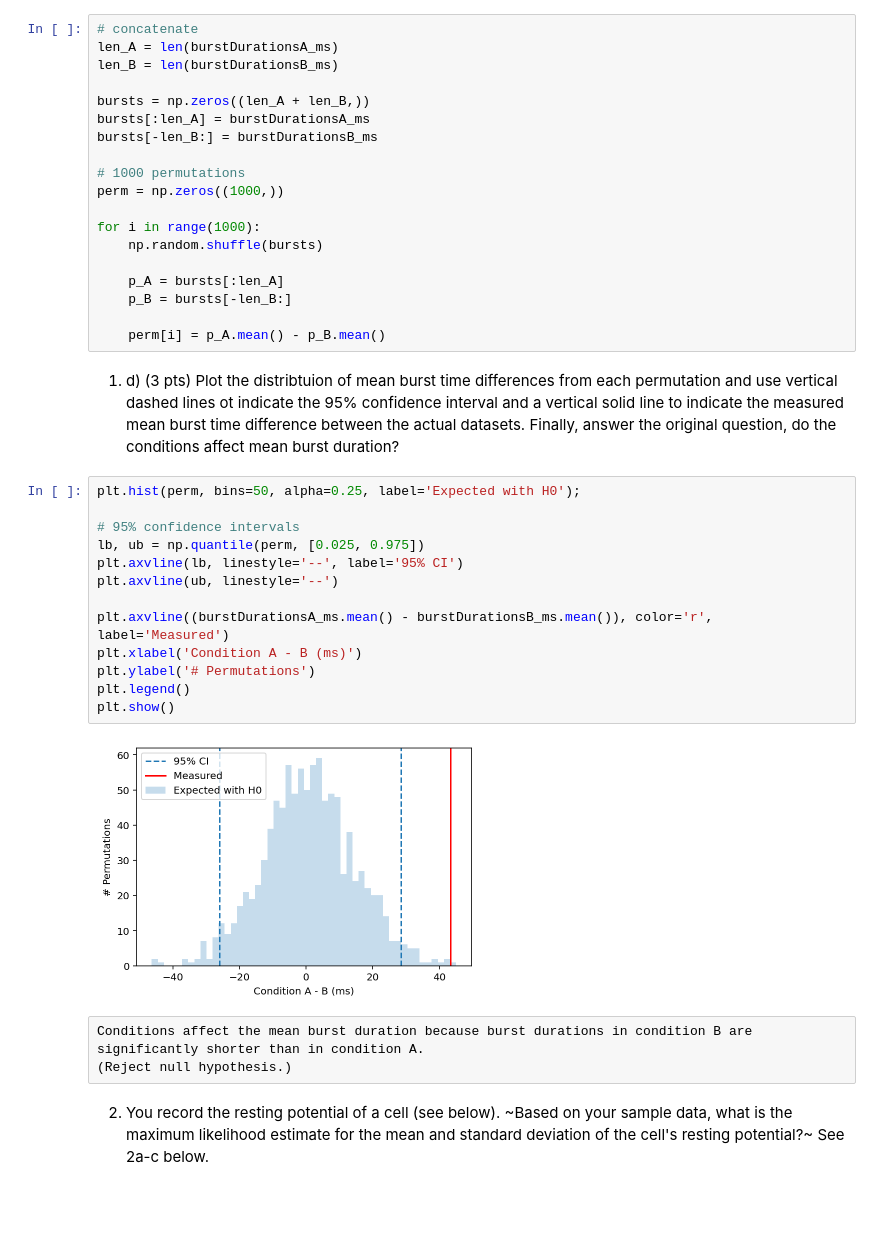
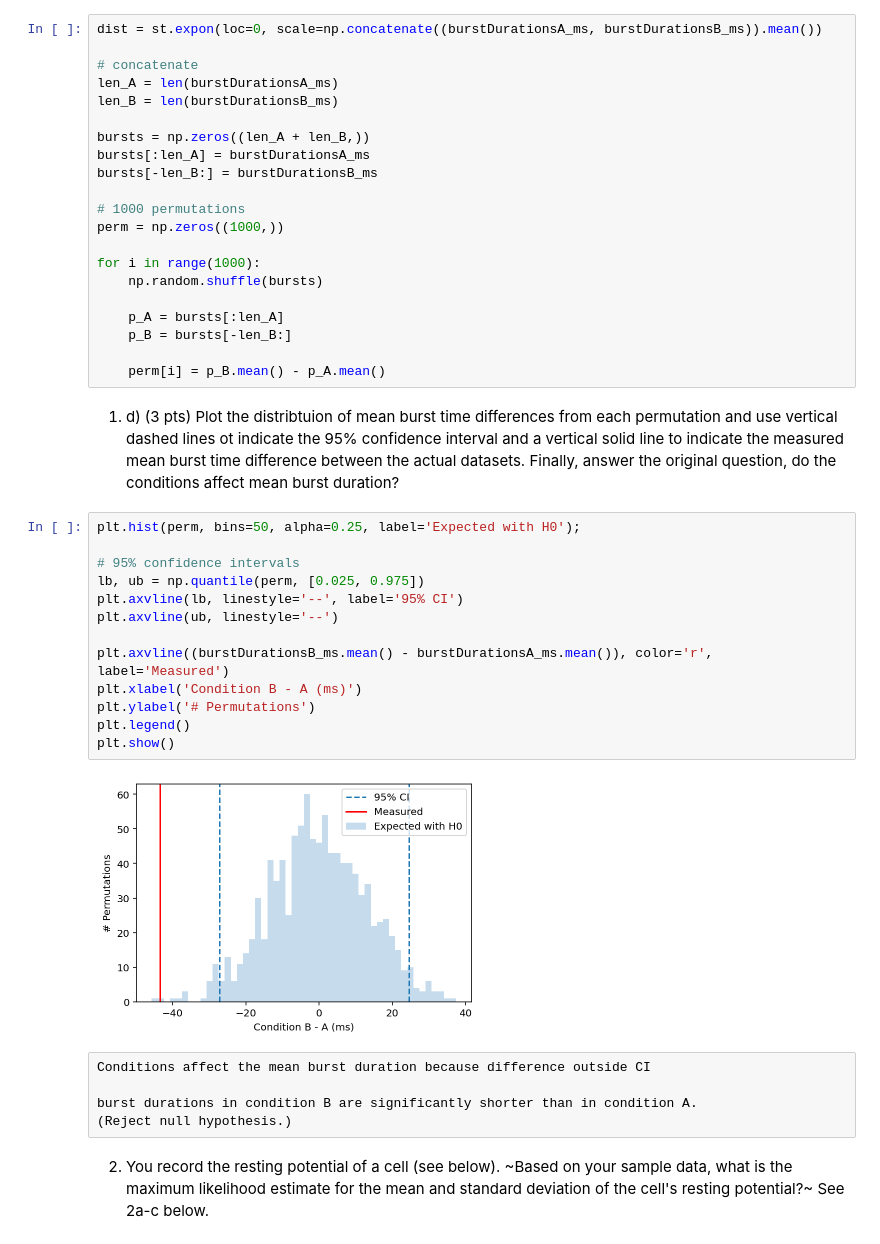
Before and after one commit to nishadalal120/NEU-365P-385L-Spring-2021, a Jupyter notebook: homework/homework-hypothesis_testing.ipynb, the cells around one changed output. Drawn from its saved outputs; the diff is of its cells as text; blank space fills up the shorter version.

```diff
--- a/homework/homework-hypothesis_testing.ipynb
+++ b/homework/homework-hypothesis_testing.ipynb
@@ -85,6 +88,8 @@ plt.show()
 # %% [markdown]
 1. c) (3 pts) Use a permutation test with 1000 permutations to test your null hypothesis. Compute the difference between mean burst durations for all 1000 permutations of the datasets.
 # %%
+dist = st.expon(loc=0, scale=np.concatenate((burstDurationsA_ms, burstDurationsB_ms)).mean())
+
 # concatenate
 len_A = len(burstDurationsA_ms)
 len_B = len(burstDurationsB_ms)
@@ -102,26 +107,28 @@ for i in range(1000):
     p_A = bursts[:len_A]
     p_B = bursts[-len_B:]
 
-    perm[i] = p_A.mean() - p_B.mean()
+    perm[i] = p_B.mean() - p_A.mean()
 # %% [markdown]
 1. d) (3 pts) Plot the distribtuion of mean burst time differences from each permutation and use vertical dashed lines ot indicate the 95% confidence interval and a vertical solid line to indicate the measured mean burst time difference between the actual datasets. Finally, answer the original question, do the conditions affect mean burst duration?
 # %%
 plt.hist(perm, bins=50, alpha=0.25, label='Expected with H0');
 
 # 95% confidence intervals
 lb, ub = np.quantile(perm, [0.025, 0.975])
 plt.axvline(lb, linestyle='--', label='95% CI')
 plt.axvline(ub, linestyle='--')
 
-plt.axvline((burstDurationsA_ms.mean() - burstDurationsB_ms.mean()), color='r', label='Measured')
-plt.xlabel('Condition A - B (ms)')
+plt.axvline((burstDurationsB_ms.mean() - burstDurationsA_ms.mean()), color='r', label='Measured')
+plt.xlabel('Condition B - A (ms)')
 plt.ylabel('# Permutations')
 plt.legend()
 plt.show()
 # %% [output]
-[figure, old version]
+[figure, new version]
 # %% [raw]
-Conditions affect the mean burst duration because burst durations in condition B are significantly shorter than in condition A.
+Conditions affect the mean burst duration because difference outside CI
+
+burst durations in condition B are significantly shorter than in condition A.
 (Reject null hypothesis.)
 # %% [markdown]
 2. You record the resting potential of a cell (see below). ~Based on your sample data, what is the maximum likelihood estimate for the mean and standard deviation of the cell's resting potential?~ See 2a-c below.
```
Also changed, not shown: parts of 8 cells of this notebook.
